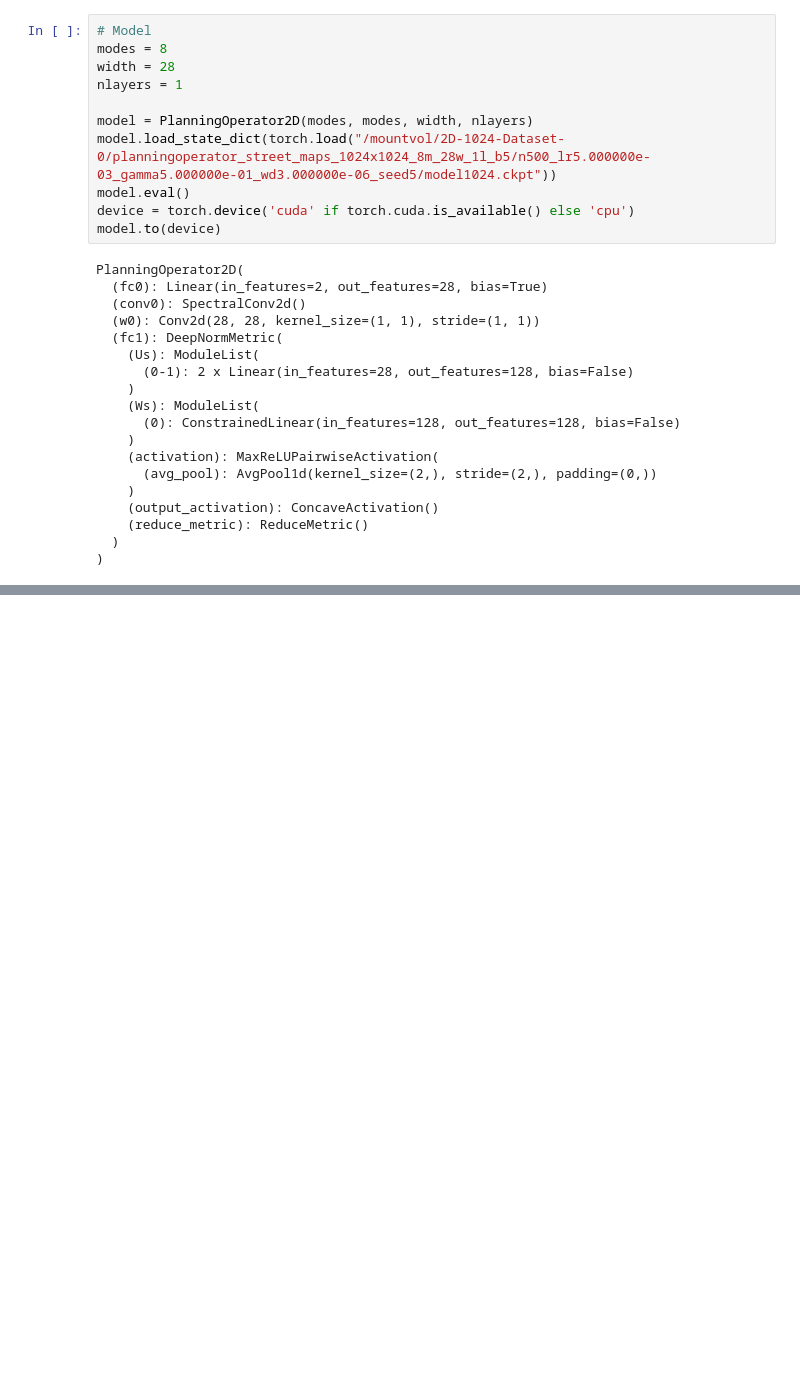
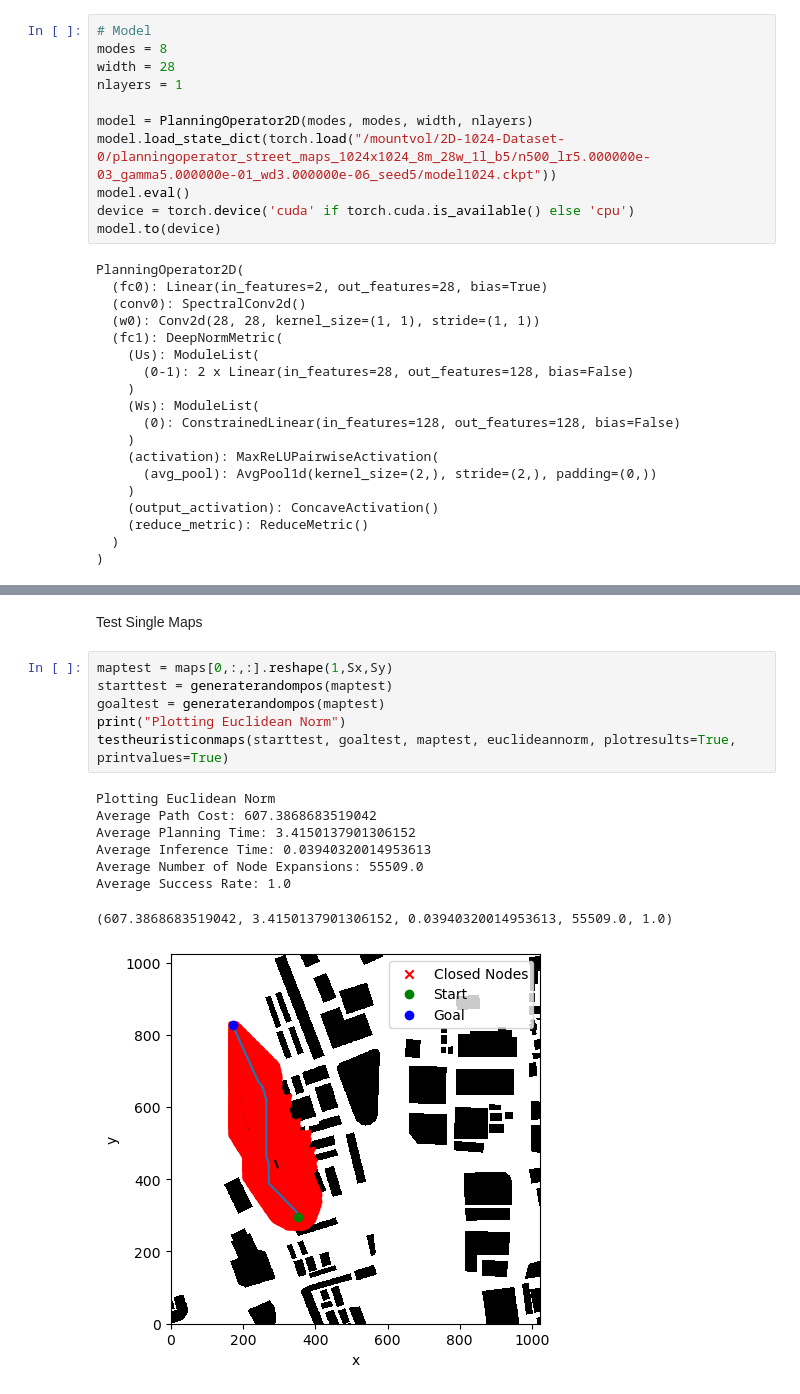
Before and after one commit to sharath-matada/Planning_Operator, a Jupyter notebook: 2D_Experiments/large_maps/test_heuristics_on_1024_maps.ipynb, the cells around one changed output, grey strips where cells are left out. Drawn from its saved outputs; the diff is of its cells as text; blank space fills up the shorter version.

Commit message:
all test plans done

```diff
--- a/2D_Experiments/large_maps/test_heuristics_on_1024_maps.ipynb
+++ b/2D_Experiments/large_maps/test_heuristics_on_1024_maps.ipynb
@@ -165,3 +160,20 @@ with open("1024map.pkl", "wb") as file:
 print("Data saved successfully")
 # %% [output]
 Data saved successfully
+# %% [markdown]
+Test Single Maps
+# %%
+maptest = maps[0,:,:].reshape(1,Sx,Sy)
+starttest = generaterandompos(maptest)
+goaltest = generaterandompos(maptest)
+print("Plotting Euclidean Norm")
+testheuristiconmaps(starttest, goaltest, maptest, euclideannorm, plotresults=True, printvalues=True)
+# %% [output]
+Plotting Euclidean Norm
+Average Path Cost: 607.3868683519042
+Average Planning Time: 3.4150137901306152
+Average Inference Time: 0.03940320014953613
+Average Number of Node Expansions: 55509.0
+Average Success Rate: 1.0
+(607.3868683519042, 3.4150137901306152, 0.03940320014953613, 55509.0, 1.0)
+[figure, added]
```
Also changed, not shown: parts of 6 cells of this notebook, 9 other files.
